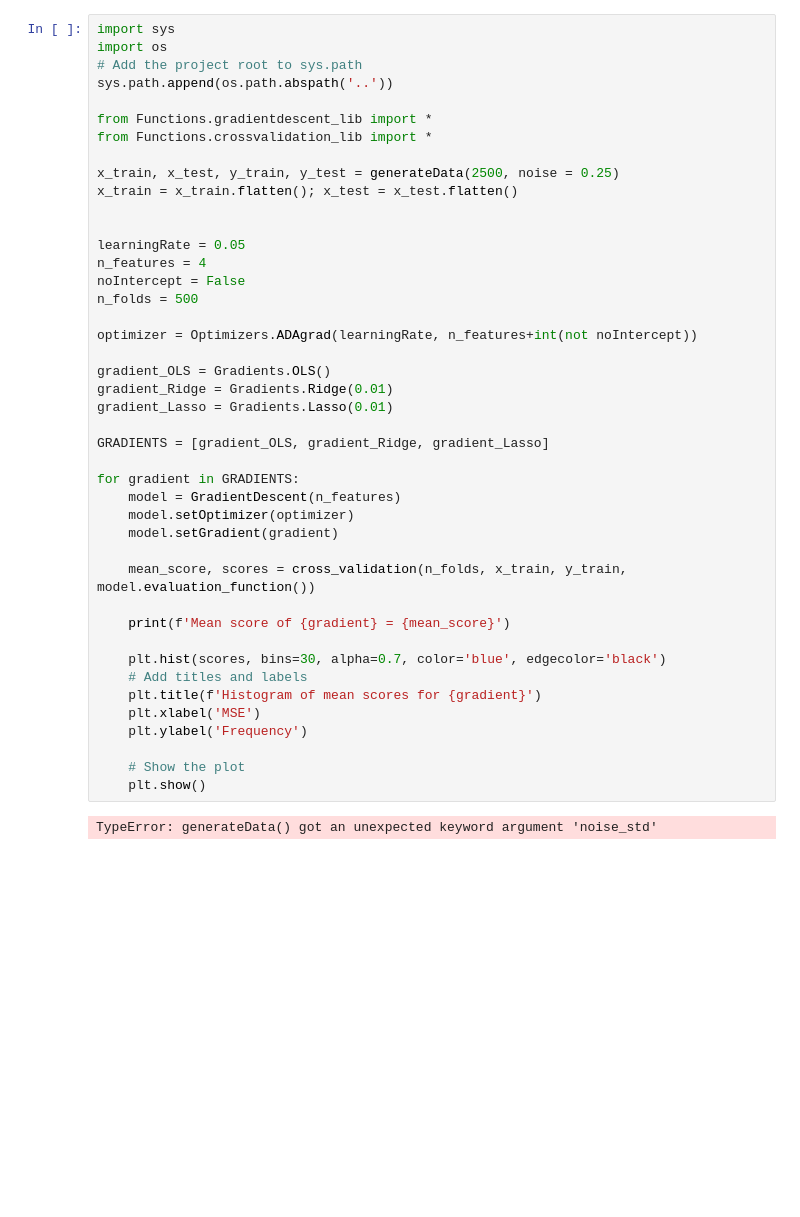
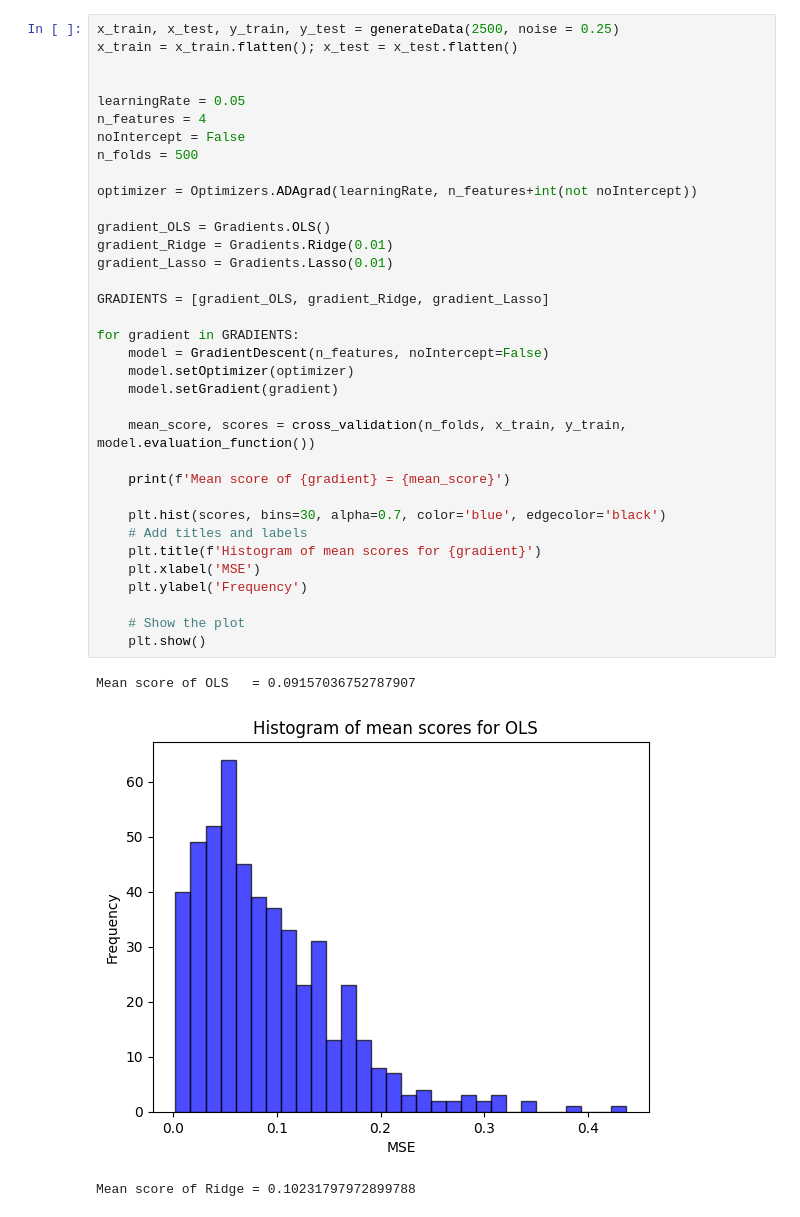
Before and after one commit to yangliu141/Exploration-of-Regression-with-the-Runge-Function, a Jupyter notebook: Code/Showcase_Notebooks/crossvalidation.ipynb, the cells around one changed output. Saved outputs shown, nothing was run; the diff lists cells and outputs as text; blank space fills up the shorter version.

```diff
--- a/Code/Showcase_Notebooks/crossvalidation.ipynb
+++ b/Code/Showcase_Notebooks/crossvalidation.ipynb
@@ -1,12 +9,4 @@
 # %%
-import sys
-import os
-# Add the project root to sys.path
-sys.path.append(os.path.abspath('..'))
-
-from Functions.gradientdescent_lib import *
-from Functions.crossvalidation_lib import *
-
 x_train, x_test, y_train, y_test = generateData(2500, noise = 0.25)
 x_train = x_train.flatten(); x_test = x_test.flatten()
 
@@ -14,32 +14,34 @@ x_train = x_train.flatten(); x_test = x_test.flatten()
 learningRate = 0.05
 n_features = 4
 noIntercept = False
 n_folds = 500
 
 optimizer = Optimizers.ADAgrad(learningRate, n_features+int(not noIntercept))
 
 gradient_OLS = Gradients.OLS()
 gradient_Ridge = Gradients.Ridge(0.01)
 gradient_Lasso = Gradients.Lasso(0.01)
 
 GRADIENTS = [gradient_OLS, gradient_Ridge, gradient_Lasso]
 
 for gradient in GRADIENTS:
-    model = GradientDescent(n_features)
+    model = GradientDescent(n_features, noIntercept=False)
     model.setOptimizer(optimizer)
     model.setGradient(gradient)
 
     mean_score, scores = cross_validation(n_folds, x_train, y_train, model.evaluation_function())
 
     print(f'Mean score of {gradient} = {mean_score}')
 
     plt.hist(scores, bins=30, alpha=0.7, color='blue', edgecolor='black')
     # Add titles and labels
     plt.title(f'Histogram of mean scores for {gradient}')
     plt.xlabel('MSE')
     plt.ylabel('Frequency')
 
     # Show the plot
     plt.show()
 # %% [output]
-TypeError: generateData() got an unexpected keyword argument 'noise_std'
+Mean score of OLS   = 0.09157036752787907
+[figure, added]
+Mean score of Ridge = 0.10231797972899788
```
Also changed, not shown: parts of 2 cells of this notebook, 5 other files.
